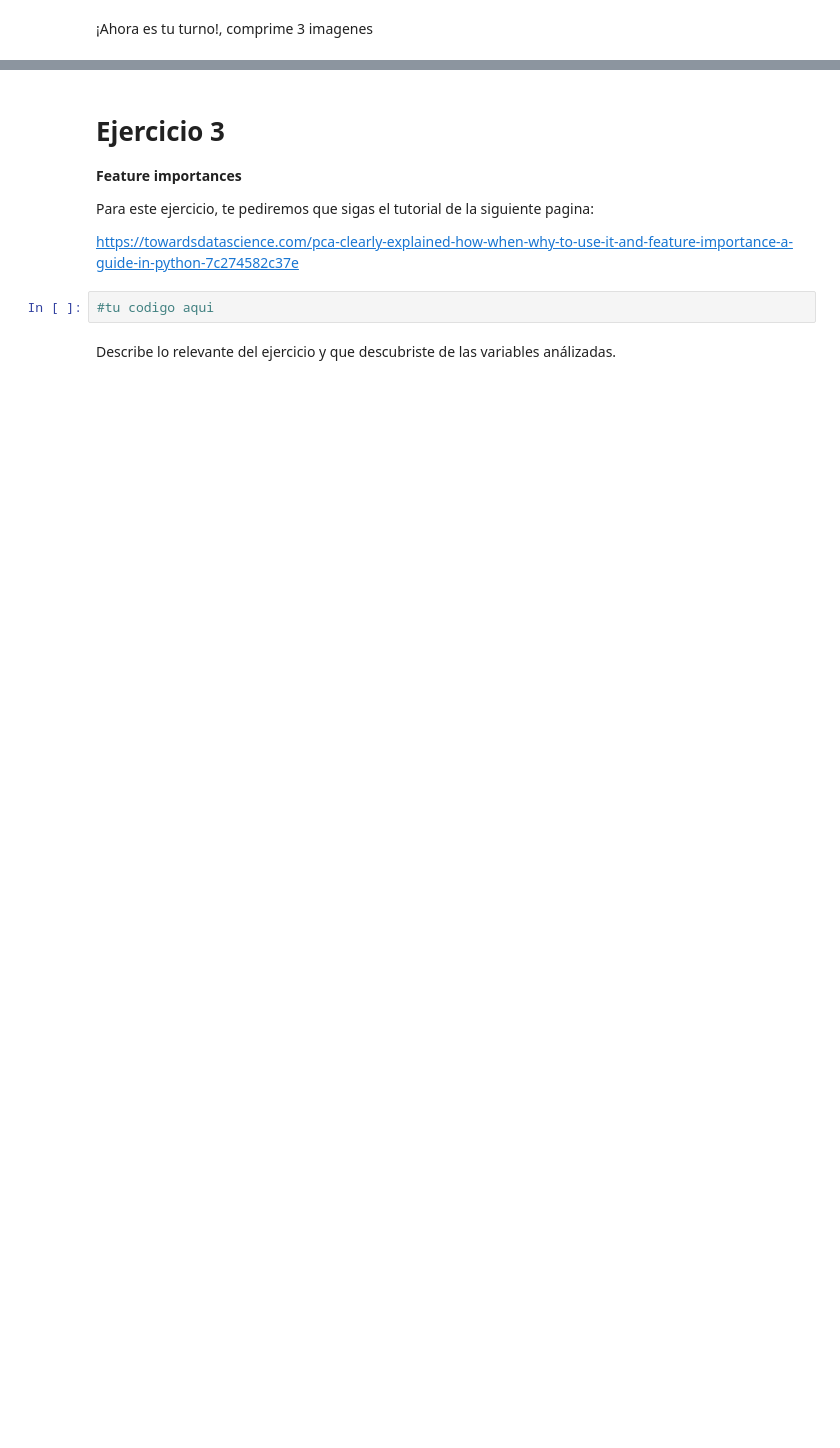
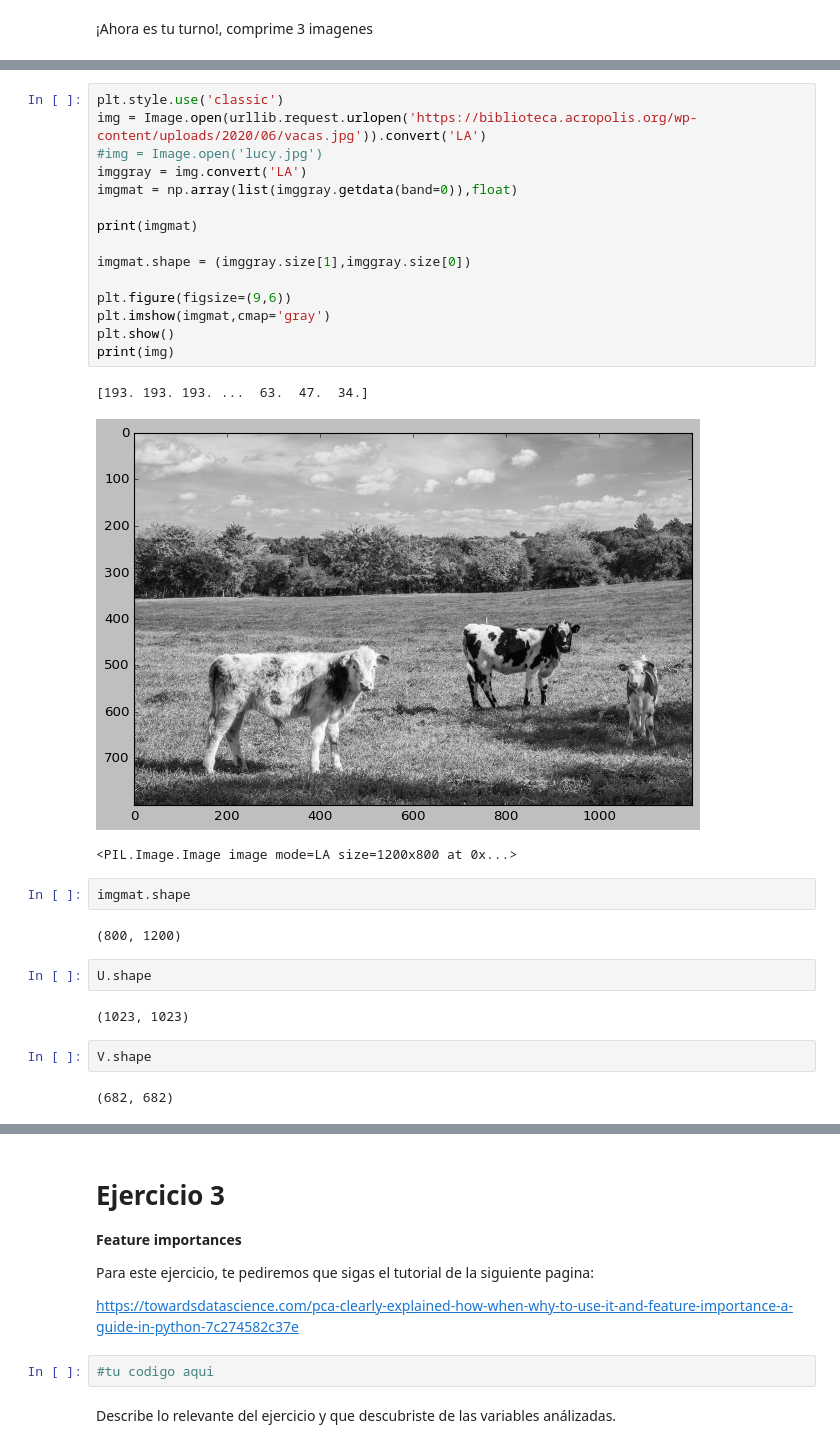
Before and after one commit to PosgradoMNA/actividades-de-aprendizaje-A01081266, a Jupyter notebook: Reduccion_dimensionesA01081266.ipynb, the cells around one changed output, grey strips where cells are left out. Cells and saved outputs as stored; diff of their text form; blank space fills up the shorter version.

```diff
--- a/Reduccion_dimensionesA01081266.ipynb
+++ b/Reduccion_dimensionesA01081266.ipynb
@@ -200,0 +381,31 @@ print("Felicidades la imagen está comprimida")
+# %%
+plt.style.use('classic')
+img = Image.open(urllib.request.urlopen('https://biblioteca.acropolis.org/wp-content/uploads/2020/06/vacas.jpg')).convert('LA')
+#img = Image.open('lucy.jpg')
+imggray = img.convert('LA')
+imgmat = np.array(list(imggray.getdata(band=0)),float)
+
+print(imgmat)
+
+imgmat.shape = (imggray.size[1],imggray.size[0])
+
+plt.figure(figsize=(9,6))
+plt.imshow(imgmat,cmap='gray')
+plt.show()
+print(img)
+# %% [output]
+[193. 193. 193. ...  63.  47.  34.]
+[figure, added]
+<PIL.Image.Image image mode=LA size=1200x800 at 0x...>
+# %%
+imgmat.shape
+# %% [output]
+(800, 1200)
+# %%
+U.shape
+# %% [output]
+(1023, 1023)
+# %%
+V.shape
+# %% [output]
+(682, 682)
```
Also changed, not shown: parts of 22 cells of this notebook.
